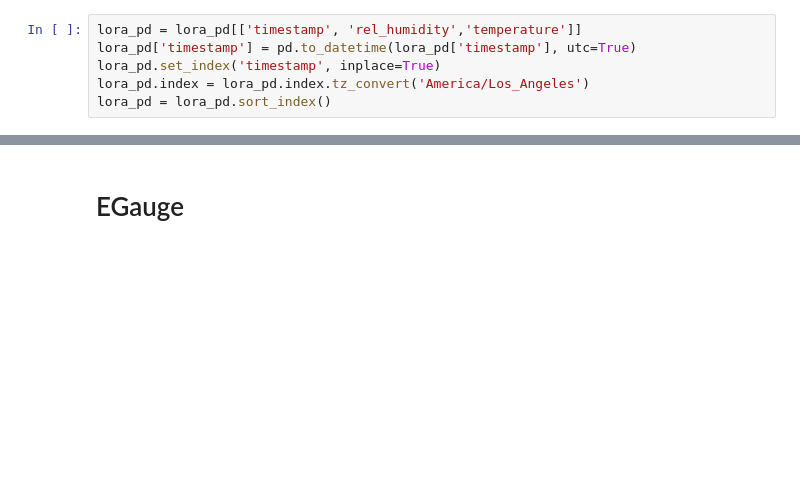
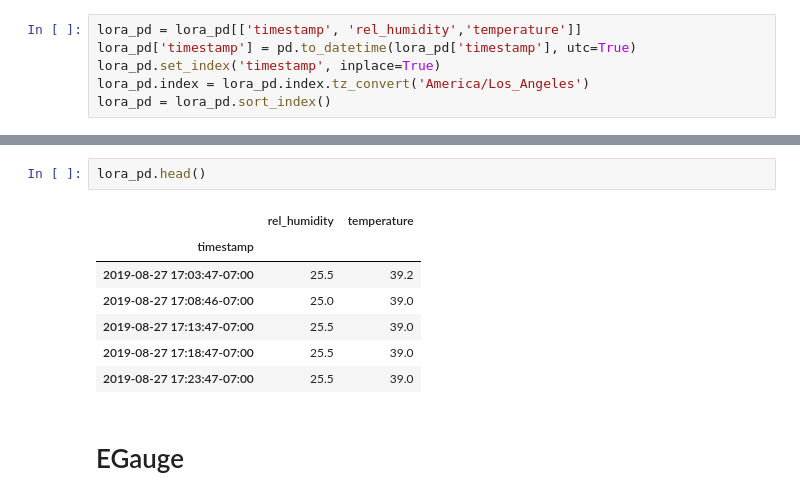
Before and after one commit to gcezar/Powernet-Personal, a Jupyter notebook: API_DataCollection.ipynb, the cells around one changed output, grey strips where cells are left out. Drawn from its saved outputs; the diff is of its cells as text; blank space fills up the shorter version.

```diff
--- a/API_DataCollection.ipynb
+++ b/API_DataCollection.ipynb
@@ -141,4 +137,14 @@ To register the converters:
 [figure]
+# %%
+lora_pd.head()
+# %% [output]
+|  | rel_humidity | temperature |
+| timestamp |  |  |
+| 2019-08-27 17:03:47-07:00 | 25.5 | 39.2 |
+| 2019-08-27 17:08:46-07:00 | 25.0 | 39.0 |
+| 2019-08-27 17:13:47-07:00 | 25.5 | 39.0 |
+| 2019-08-27 17:18:47-07:00 | 25.5 | 39.0 |
+| 2019-08-27 17:23:47-07:00 | 25.5 | 39.0 |
 # %% [markdown]
 # EGauge
 # %%
```
Also changed, not shown: parts of 1 cell of this notebook.
